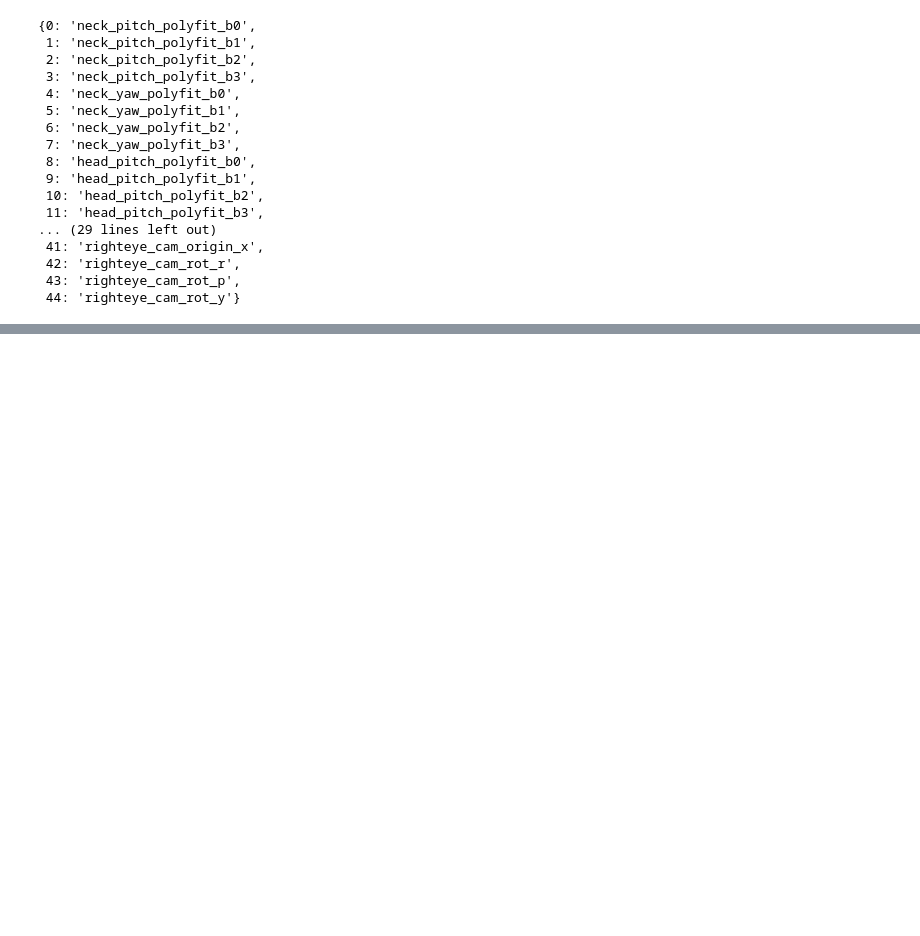
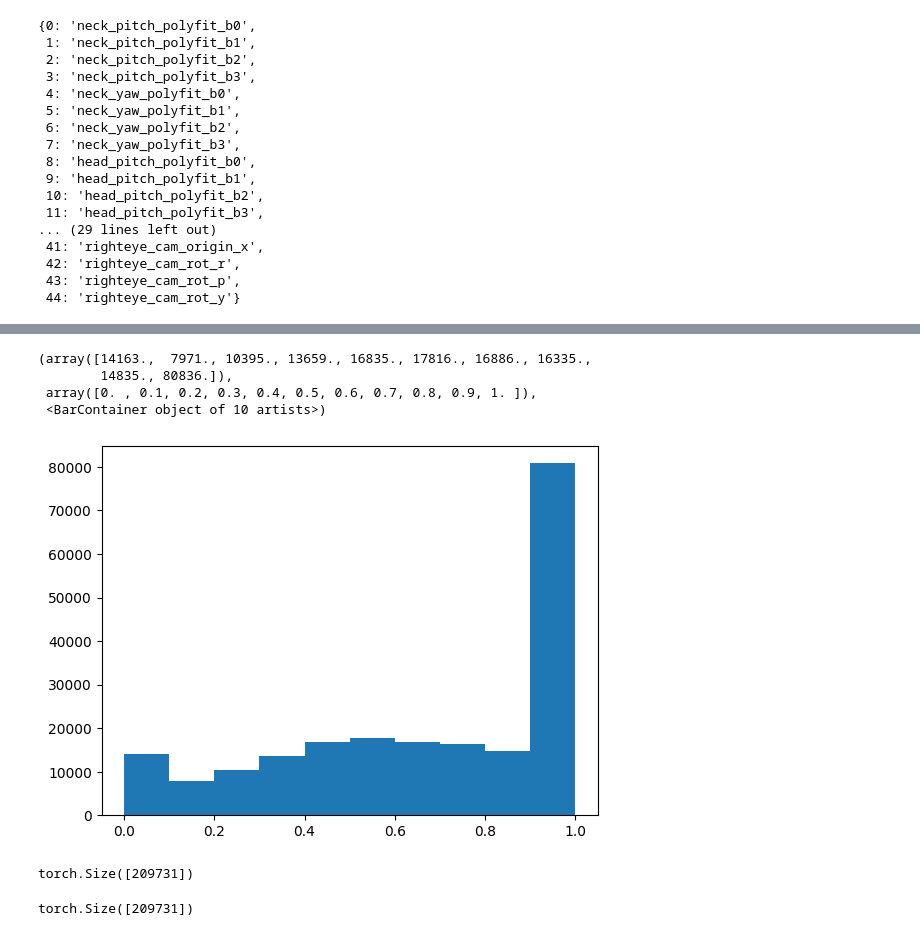
Before and after one commit to jpmnieles/grace_dl, a Jupyter notebook: notebooks/240911_Grace_Optimization.ipynb, the cells around one changed output, grey strips where cells are left out. Drawn from its saved outputs; the diff is of its cells as text; code cells hidden in the pictures; blank space fills up the shorter version.

Commit message:
Uploaded initial optimization with results
Signed-off-by: jpmnieles <jpmnieles@connect.ust.hk>

```diff
--- a/notebooks/240911_Grace_Optimization.ipynb
+++ b/notebooks/240911_Grace_Optimization.ipynb
@@ -874,0 +241,29 @@ opencv_pts.squeeze() - pytorch_pts.numpy()
+# %%
+# Tensor Initialization
+
+# Chest Camera OpenCV to World Orientation (LHR > RHR)
+T_opencv_world = torch.Tensor([[0.0, 0.0, 1.0, 0.0],
+                               [-1.0, 0.0, 0.0, 0.0],
+                               [0.0, -1.0, 0.0, 0.0],
+                               [0.0, 0.0, 0.0, 1.0]]).to(dtype=dtype, device=device)
+
+# World Orientation to Chest Camera OpenCV (RHR > LHR)
+T_world_opencv = torch.Tensor([[0.0, -1.0, 0.0, 0.0],
+                               [0.0, 0.0, -1.0, 0.0],
+                               [1.0, 0.0, 0.0, 0.0],
+                               [0.0, 0.0, 0.0, 1.0]]).to(dtype=dtype, device=device)
+
+### Camera Projection
+# Camera Parameters
+left_cam_mtx = torch.Tensor(cam_mtxs['left_eye']['camera_matrix'])
+left_dist_coef = torch.Tensor(cam_mtxs['left_eye']['distortion_coefficients']).squeeze()
+right_cam_mtx = torch.Tensor(cam_mtxs['right_eye']['camera_matrix'])
+right_dist_coef = torch.Tensor(cam_mtxs['right_eye']['distortion_coefficients']).squeeze()
+
+# Camera Projections
+x_c_l = torch.Tensor(data_df['x_c_l']).reshape(-1,1).to(dtype=dtype, device=device)
+y_c_l = torch.Tensor(data_df['y_c_l']).reshape(-1,1).to(dtype=dtype, device=device)
+z_c_l = torch.Tensor(data_df['z_c_l']).reshape(-1,1).to(dtype=dtype, device=device)
+x_c_r = torch.Tensor(data_df['x_c_r']).reshape(-1,1).to(dtype=dtype, device=device)
+y_c_r = torch.Tensor(data_df['y_c_r']).reshape(-1,1).to(dtype=dtype, device=device)
+z_c_r = torch.Tensor(data_df['z_c_r']).reshape(-1,1).to(dtype=dtype, device=device)
@@ -874,0 +272,6 @@ opencv_pts.squeeze() - pytorch_pts.numpy()
+# %%
+def min_max_scaler(tensor, tensor_min, tensor_max):
+    # Apply Min-Max scaling
+    scaled_tensor = (tensor - tensor_min) / (tensor_max - tensor_min)
+
+    return scaled_tensor
@@ -874,0 +621,19 @@ opencv_pts.squeeze() - pytorch_pts.numpy()
+# %%
+plt.hist(u_left.cpu().numpy())
+# %% [output]
+(array([14163.,  7971., 10395., 13659., 16835., 17816., 16886., 16335.,
+        14835., 80836.]),
+ array([0. , 0.1, 0.2, 0.3, 0.4, 0.5, 0.6, 0.7, 0.8, 0.9, 1. ]),
+ <BarContainer object of 10 artists>)
+[figure, added]
+# %%
+min_val = -2000
+max_val = 2640
+filtered_tensor = u_left[(u_left >= min_val) & (u_left <= max_val)]
+print(filtered_tensor.shape)
+# %% [output]
+torch.Size([209731])
+# %%
+u_left.shape
+# %% [output]
+torch.Size([209731])
```
Also changed, not shown: parts of 77 cells of this notebook.
